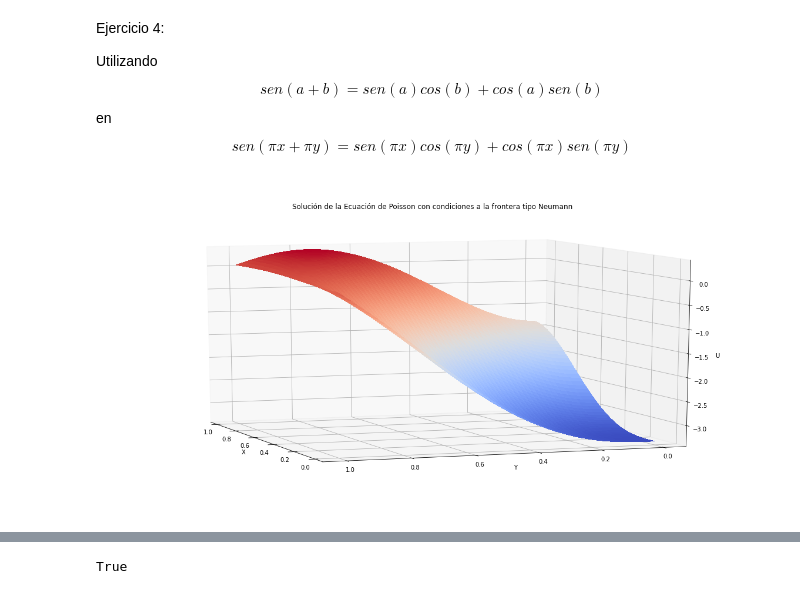
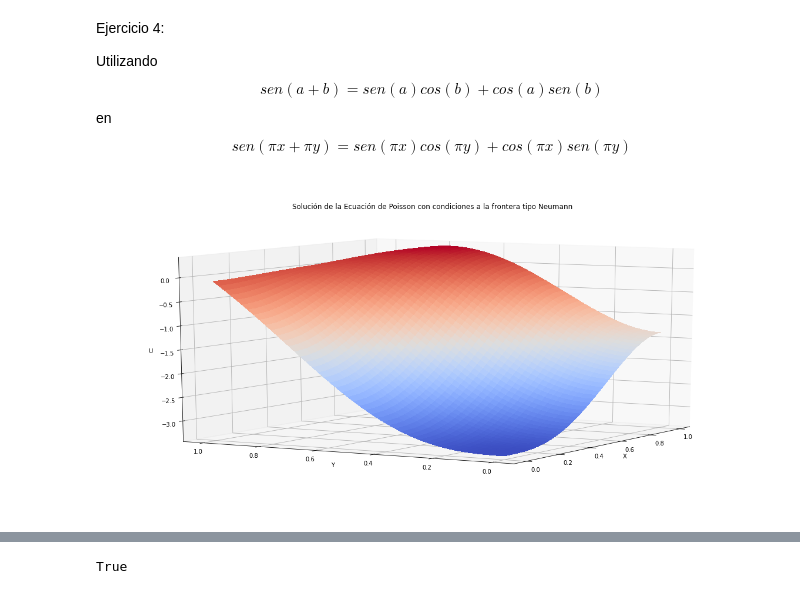
Before and after one commit to eduardogranillo/FisicaComputacional, a Jupyter notebook: Actividad12/Actividad12.ipynb, the cells around one changed output, grey strips where cells are left out. Drawn from its saved outputs; the diff is of its cells as text; code cells hidden in the pictures.

```diff
--- a/Actividad12/Actividad12.ipynb
+++ b/Actividad12/Actividad12.ipynb
@@ -1402,32 +1402,32 @@ hy = (yf - y0)/(M-1)
 
 X, Y = np.meshgrid(np.linspace(x0, xf, M), np.linspace(y0, yf, M))
 
 f = rhs_func(X, Y, M)
 
 A = generate_lhs_matrix(M, hx, hy)
 
 U = np.linalg.solve(A,f*(hx**2)) # Solve x=A\b
 
 U = U.reshape((M,M)).T
 
 ## The zero-flux boundary conditions are incorporated in
 ## matrix A.
 
 
 fig = plt.figure(figsize=(16,8))
 ax = fig.gca(projection='3d')
 
 surf = ax.plot_surface(X, Y, U, cmap=cm.coolwarm,
                        linewidth=0, antialiased=False)
 
 
 ax.set_xlabel('X')
 ax.set_ylabel('Y')
 ax.set_zlabel('U')
 ax.set_zlim3d()
 ax.set_title("Solución de la Ecuación de Poisson con condiciones a la frontera tipo Neumann")
 plt.tight_layout()
-ax.view_init(10, -200)
+ax.view_init(10, -150)
 plt.show()
 # %% [output]
-[figure, old version]
+[figure, new version]
```
Also changed, not shown: parts of 2 cells of this notebook.
